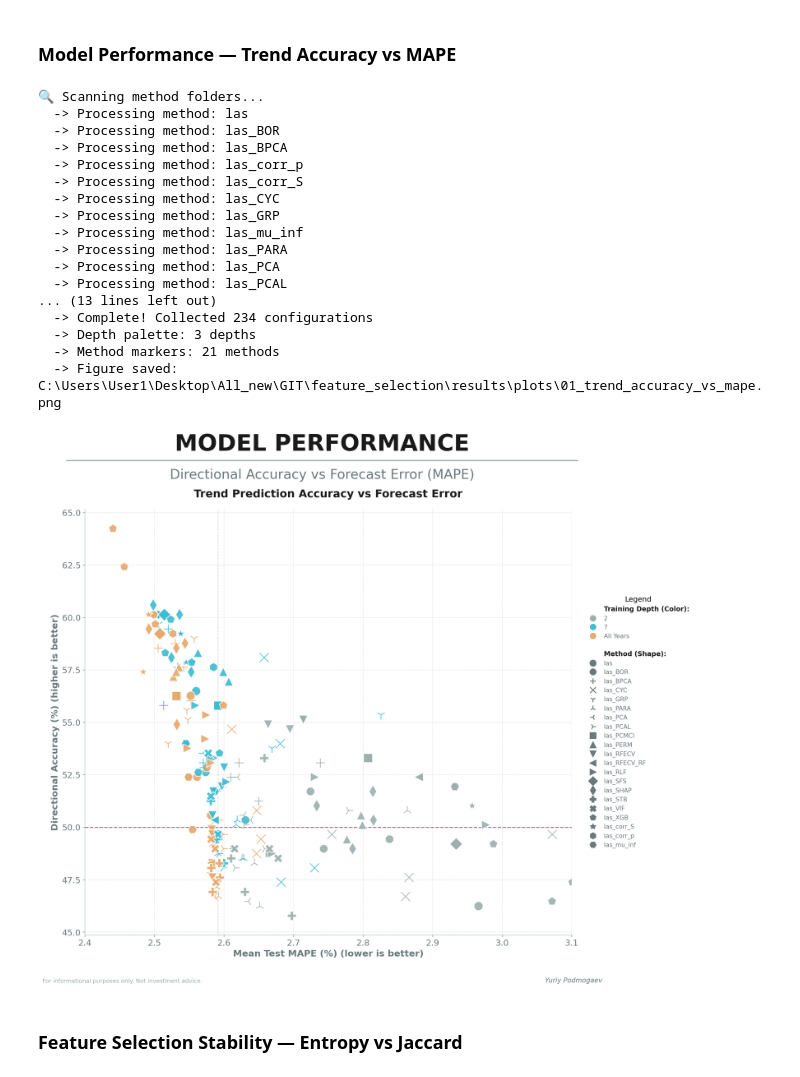
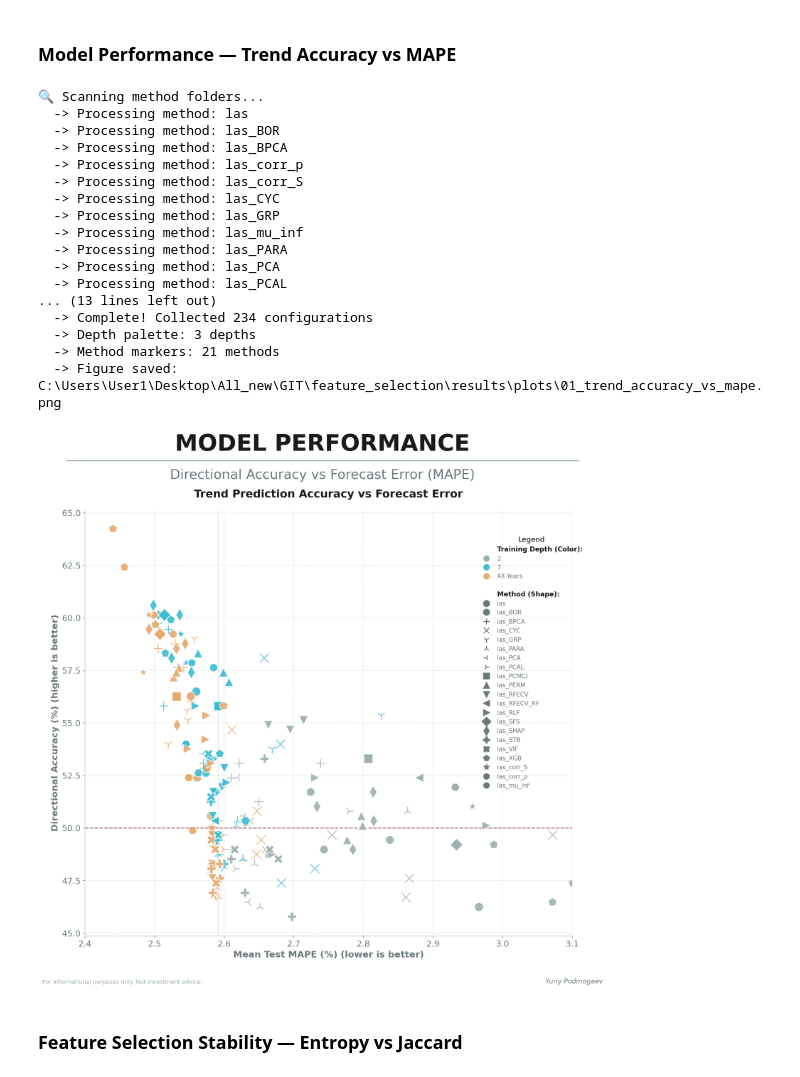
Before and after one commit to ypodmogaev/feature_selection, a Jupyter notebook: feature_selection.ipynb, the cells around one changed output. Cells and saved outputs as stored; diff of their text form; code cells hidden in the pictures.

Commit message:
feeting charts

```diff
--- a/feature_selection.ipynb
+++ b/feature_selection.ipynb
@@ -5057,6 +5057,8 @@ def add_custom_legend(
     ax: plt.Axes,
     depth_palette: Dict[str, str],
     method_markers: Dict[str, str],
+    leg_x=0.8,
+    leg_y=0.95
 ):
     """Build a clean two-section legend: Depth (colors) and Methods (shapes)."""
     handles = []
@@ -5096,8 +5098,8 @@ def add_custom_legend(
     legend = ax.legend(
         handles=handles,
         labels=labels,
-        loc='center left',
-        bbox_to_anchor=(1.02, 0.5),
+        loc='upper left',
+        bbox_to_anchor=(leg_x, leg_y),
         frameon=False,
         fontsize=10,
         title='Legend',
@@ -5109,7 +5111,6 @@ def add_custom_legend(
             text.set_fontweight('bold')
             text.set_color(INK)
             text.set_fontsize(11)
-
 
 def auto_map_group(feature_name: str) -> str:
     """Map a feature name to its factor group using heuristic rules."""
@@ -5356,7 +5357,13 @@ def plot_trend_vs_mape(
 
     if save_path:
         Path(save_path).parent.mkdir(parents=True, exist_ok=True)
-        plt.savefig(save_path, facecolor=WHITE)
+        plt.savefig(
+            save_path,
+            facecolor=WHITE,
+            bbox_inches='tight',
+            pad_inches=0.5,  # <-- ДОБАВЛЕНО: отступ в дюймах вокруг всего содержимого
+            dpi=300
+        )
         print(f"  -> Figure saved: {save_path}")
 
     plt.show()
@@ -5390,34 +5397,34 @@ else:
 
     depth_palette = generate_depth_palette(df_summary)
     method_markers = generate_method_markers(df_summary)
     print(f"  -> Depth palette: {len(depth_palette)} depths")
     print(f"  -> Method markers: {len(method_markers)} methods")
 
     plot_trend_vs_mape(
         df_summary,
         depth_palette=depth_palette,
         method_markers=method_markers,
         save_path=SAVE_DIR / "01_trend_accuracy_vs_mape.png",
     )
 # %% [output]
 🔍 Scanning method folders...
   -> Processing method: las
   -> Processing method: las_BOR
   -> Processing method: las_BPCA
   -> Processing method: las_corr_p
   -> Processing method: las_corr_S
   -> Processing method: las_CYC
   -> Processing method: las_GRP
   -> Processing method: las_mu_inf
   -> Processing method: las_PARA
   -> Processing method: las_PCA
   -> Processing method: las_PCAL
 ... (13 lines left out)
   -> Complete! Collected 234 configurations
   -> Depth palette: 3 depths
   -> Method markers: 21 methods
   -> Figure saved: C:\Users\User1\Desktop\All_new\GIT\feature_selection\results\plots\01_trend_accuracy_vs_mape.png
-[figure, old version]
+[figure, new version]
 # %% [markdown]
 ### Feature Selection Stability — Entropy vs Jaccard
 # %%
```
Also changed, not shown: parts of 5 cells of this notebook.
